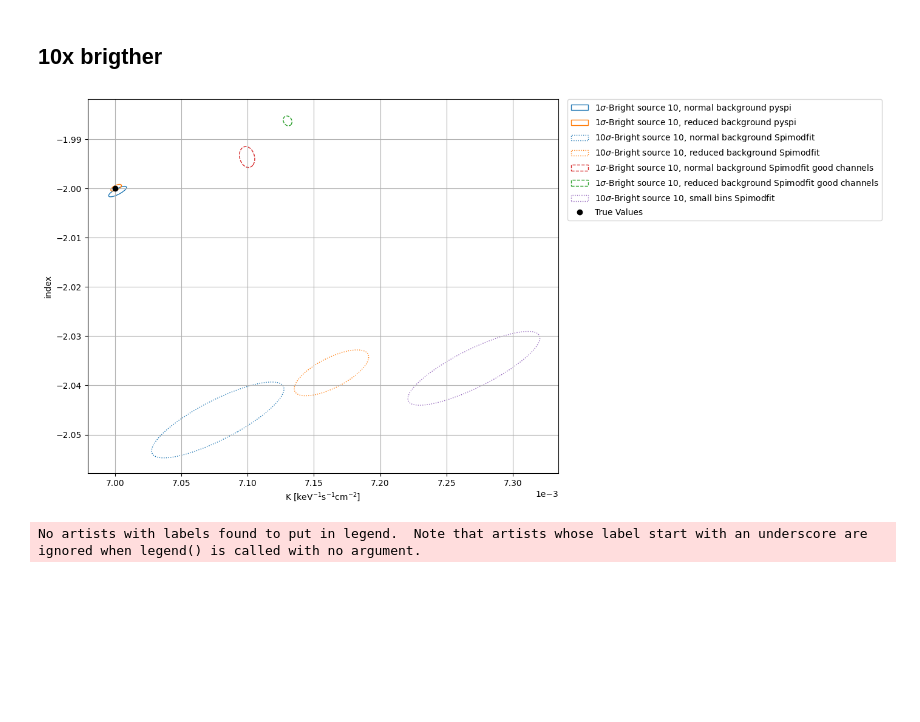
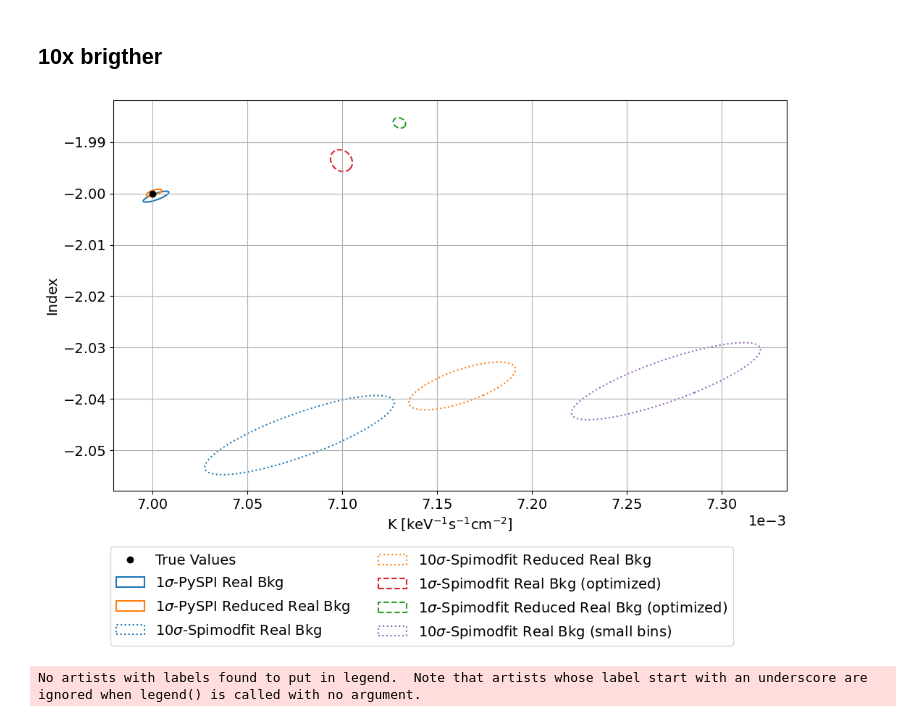
Before and after one commit to timmguthle/INTEGRAL-SPI, a Jupyter notebook: main_files/sim_source_real_bkg/plots_comparison.ipynb, the cells around one changed output. Saved outputs shown, nothing was run; the diff lists cells and outputs as text; code cells hidden in the pictures; blank space fills up the shorter version.

Commit message:
changes to a few plots

```diff
--- a/main_files/sim_source_real_bkg/plots_comparison.ipynb
+++ b/main_files/sim_source_real_bkg/plots_comparison.ipynb
@@ -66,13 +66,13 @@ folders = [
 #     d_M.append(mahalanobis_dist(val, cov, real_vals))
 
 names = [
-    "Bright source 10, normal background pyspi",
-    "Bright source 10, reduced background pyspi",
-    "Bright source 10, normal background Spimodfit",
-    "Bright source 10, reduced background Spimodfit",
-    "Bright source 10, normal background Spimodfit good channels",
-    "Bright source 10, reduced background Spimodfit good channels",
-    "Bright source 10, small bins Spimodfit",
+    "PySPI Real Bkg",
+    "PySPI Reduced Real Bkg",
+    "Spimodfit Real Bkg",
+    "Spimodfit Reduced Real Bkg",
+    "Spimodfit Real Bkg (optimized)",
+    "Spimodfit Reduced Real Bkg (optimized)",
+    "Spimodfit Real Bkg (small bins)",
 ]
 
 std_devs = [
@@ -112,21 +112,24 @@ linestyles = [
 # %%
 import math
 %matplotlib inline
+plt.rcParams.update({'font.size': 14})
 
-fig, ax = plt.subplots(figsize=(10, 8))
-
+fig, ax = plt.subplots(figsize=(12,7))
+ax.plot(real_vals[0], real_vals[1], "ko", label="True Values")
 for folder, name, edgecolor, linestyle, std_dev in zip(folders, names, edgecolors, linestyles, std_devs):
     with open(f"{folder}/source_parameters.pickle", "rb") as f:
         val, cov = pickle.load(f)
-    confidence_ellipse(val, cov, ax, n_std=std_dev, edgecolor=edgecolor, label=name, ls=linestyle)
-ax.plot(real_vals[0], real_vals[1], "ko", label="True Values")
+    confidence_ellipse(val, cov, ax, n_std=std_dev, edgecolor=edgecolor, label=name, ls=linestyle, linewidth=1.5)
+
 ax.autoscale()
 ax.grid()
-lgd = plt.legend(bbox_to_anchor=(1.02, 1), loc=2, borderaxespad=0.)
+# lgd = plt.legend(bbox_to_anchor=(1.02, 1), loc=2, borderaxespad=0.)
+fig.legend(loc='lower center', bbox_to_anchor=(0.48, -0.21), ncol=2)
+
 #plt.legend()
 plt.xlabel("K [keV$^{-1}$s$^{-1}$cm$^{-2}$]")
-plt.ylabel("index")
+plt.ylabel("Index")
 ax.ticklabel_format(style='sci', axis='x', scilimits=(0,0))
 # %% [output]
-[figure, old version]
+[figure, new version]
 # %%
```
Also changed, not shown: parts of 4 cells of this notebook, 9 other files.
